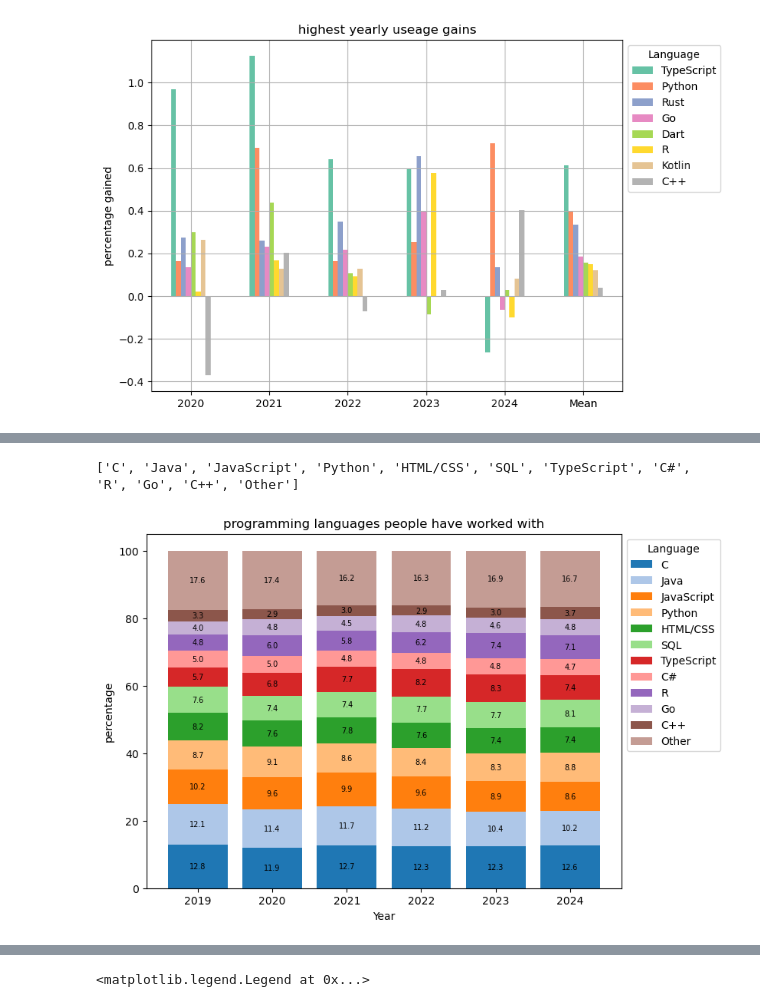
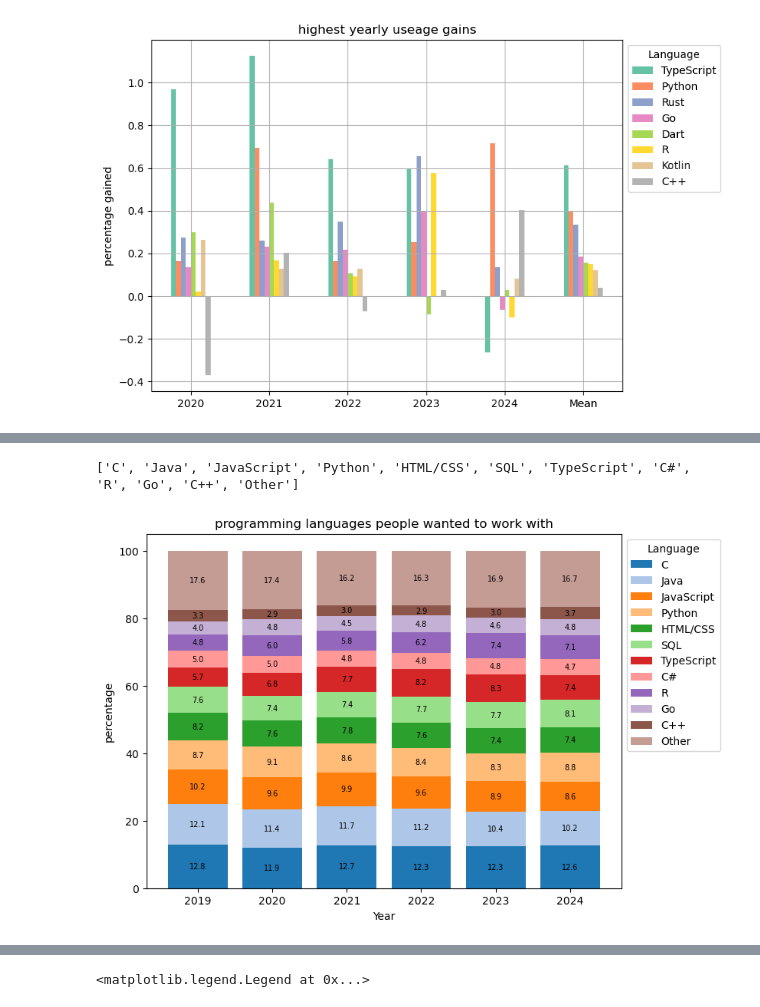
Before and after one commit to AlbertFlatscher/Stackoverflow_Survey_over_Time, a Jupyter notebook: Shifts_in_Programming_Preferences_from_2019_to_2024.ipynb, the cells around one changed output, grey strips where cells are left out. Drawn from its saved outputs; the diff is of its cells as text; code cells hidden in the pictures.

```diff
--- a/Shifts_in_Programming_Preferences_from_2019_to_2024.ipynb
+++ b/Shifts_in_Programming_Preferences_from_2019_to_2024.ipynb
@@ -297,10 +259,14 @@ def isolate_column_to_df(df, years, column_name):
     This function seperates multiple entrys of a column via the delimantor ";". It returns a dataframe
     with the components of a single column as multiple columns and years for rows.
 
-    INPUT - column_name - string of column to be isolated
+    INPUT - df - dataframe containing the column to be isolated
+            years - list of strings containing the years we want to include
+            column_name - string of column to be isolated
 
     OUTPUT -
-            df - df of the selected column with its components as column and the year as rows
+            entry_df - dataframe of the selected column with its components as column and the year as rows
+            components - list of strings conatining the components which were isolated from the given column
+                         this list defines the rows of the dataframe
     '''
     def get_component_entry(year, column_name, component_entry):
         entry = (df[df['Year']==year]\
@@ -510,10 +489,10 @@ ratio_wanted_work = pd.DataFrame(ratio_list, index=years)
 # %%
 # prepare a df to plot by bundleing the small entrys as "Other"
 ratio_wanted_work_plot = ratio_wanted_work.iloc[:, :11]
 ratio_wanted_work_plot['Other'] = ratio_wanted_work.iloc[:, 11:].sum(axis=1)
 # plot the graph using plot_stacked_bar
 plot_stacked_bar(ratio_wanted_work_plot*100, 'percentage',\
-                 'programming languages people have worked with',12, True)
+                 'programming languages people wanted to work with',12, True)
 # %% [output]
 ['C', 'Java', 'JavaScript', 'Python', 'HTML/CSS', 'SQL', 'TypeScript', 'C#', 'R', 'Go', 'C++', 'Other']
-[figure, old version]
+[figure, new version]
```
Also changed, not shown: parts of 21 cells of this notebook.
